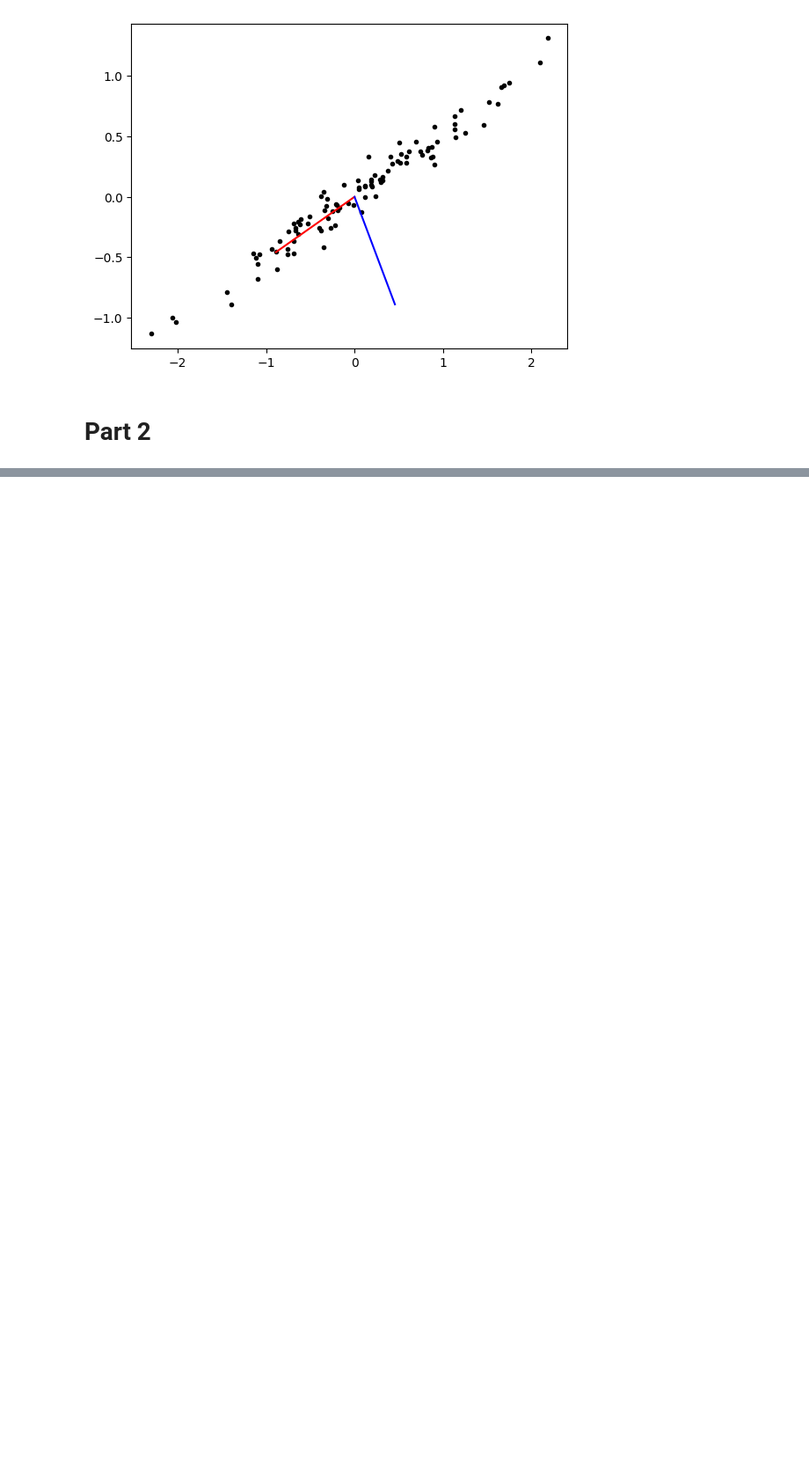
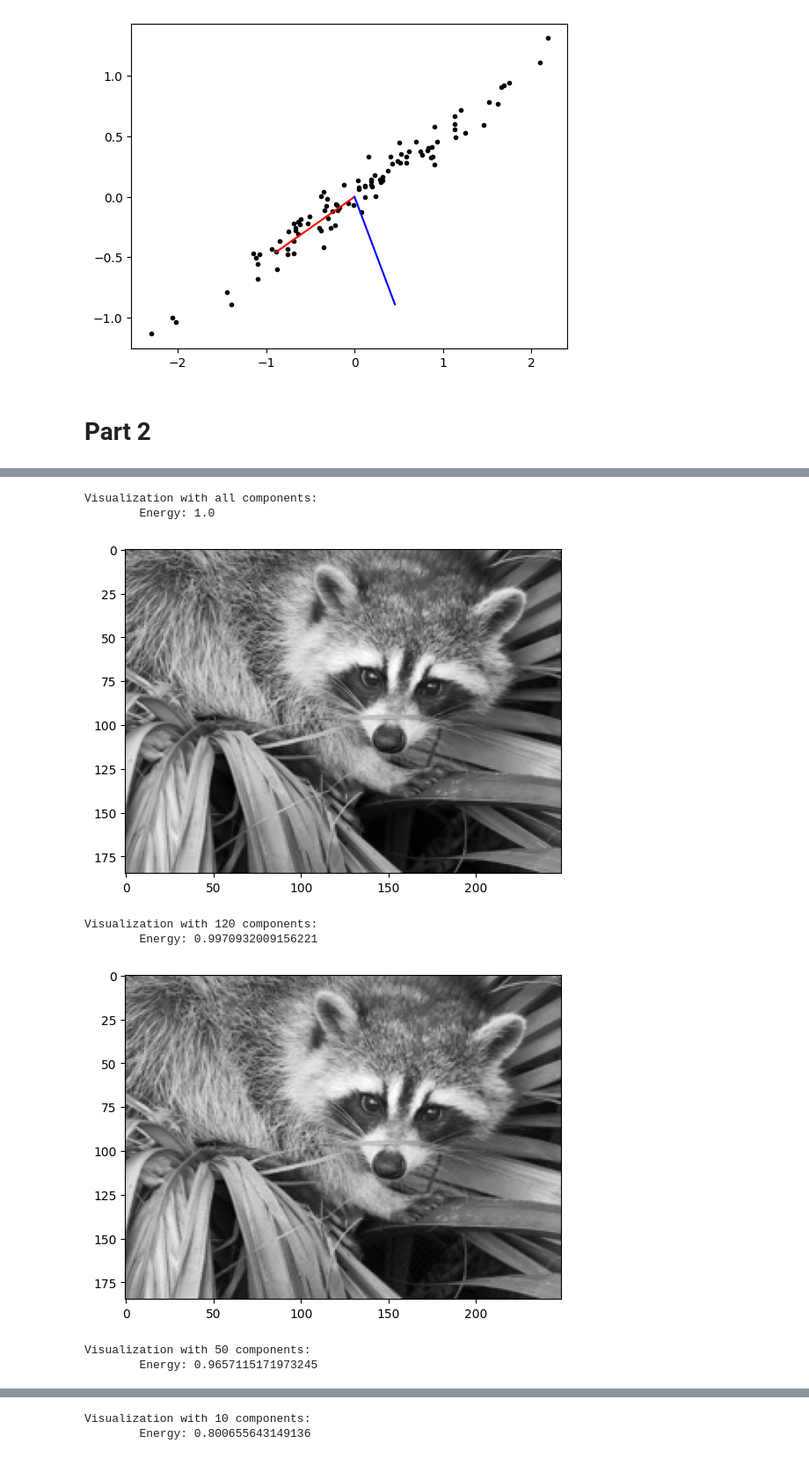
Before and after one commit to parimsuka/crowd-modeling-and-simulation, a Jupyter notebook: exercise3/src/pca_showcase.ipynb, the cells around one changed output, grey strips where cells are left out. Shown at 88% size. Drawn from its saved outputs; the diff is of its cells as text; code cells hidden in the pictures; blank space fills up the shorter version.

```diff
--- a/exercise3/src/pca_showcase.ipynb
+++ b/exercise3/src/pca_showcase.ipynb
@@ -35,0 +67,21 @@ plt.show()
+# %%
+# visualize the reconstructed image
+
+component_numbers = [None, 120, 50, 10]
+
+for component_number in component_numbers:
+    print(f"Visualization with {component_number or 'all'} components:")
+    u, s, vh, energy, energy_per_component, removed_mean = pca.pca_forward(racoon_gray_resized, component_count=component_number)
+    print(f"\tEnergy: {energy}")
+    reconstructed_image = pca.pca_reverse(u, s, vh, removed_mean)
+    plt.imshow(reconstructed_image, cmap="gray")
+    plt.show()
+# %% [output]
+Visualization with all components:
+        Energy: 1.0
+[figure, added]
+Visualization with 120 components:
+        Energy: 0.9970932009156221
+[figure, added]
+Visualization with 50 components:
+        Energy: 0.9657115171973245
@@ -35,0 +89,2 @@ plt.show()
+Visualization with 10 components:
+        Energy: 0.800655643149136
```
Also changed, not shown: parts of 9 cells of this notebook.
